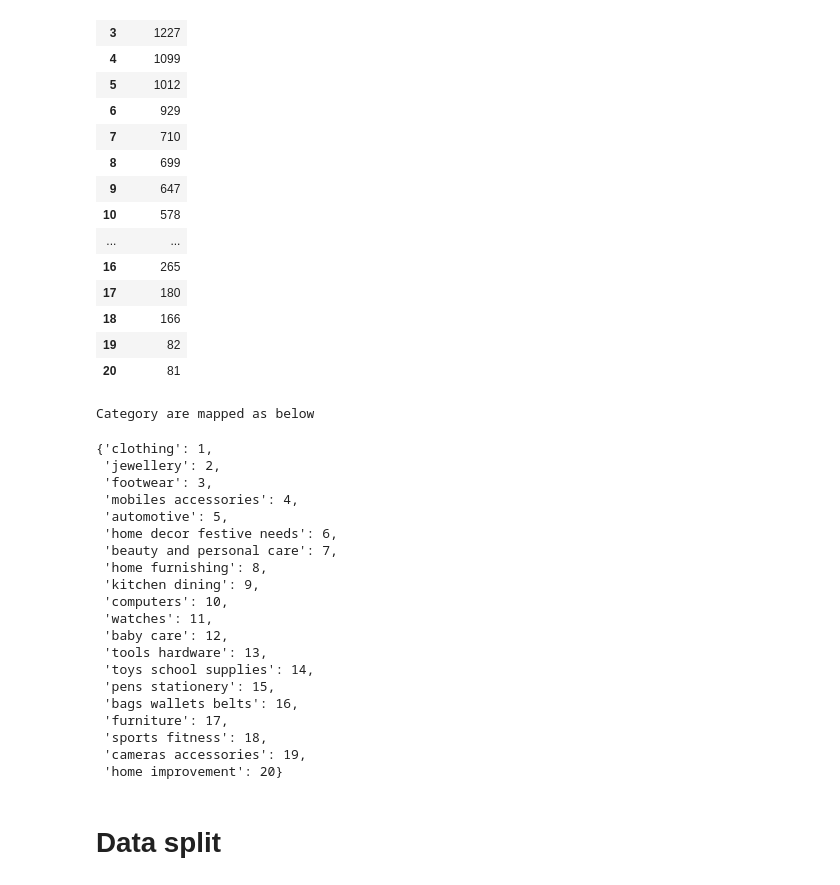
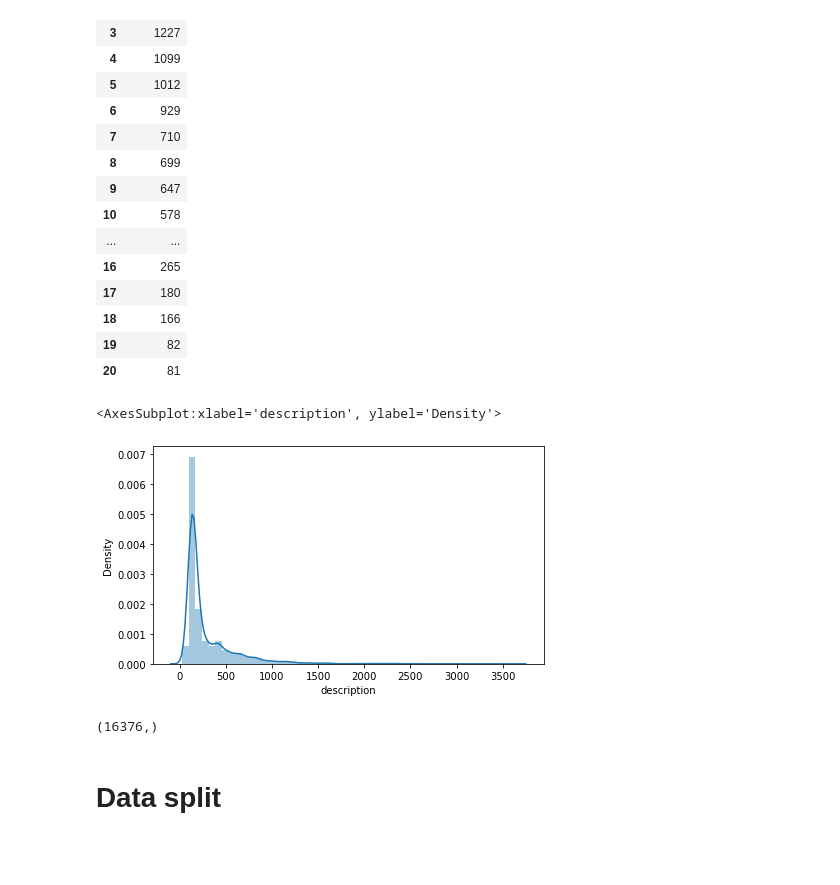
Before and after one commit to samarth1107/Product_Classification, a Jupyter notebook: Main.ipynb, the cells around one changed output. Drawn from its saved outputs; the diff is of its cells as text; code cells hidden in the pictures; blank space fills up the shorter version.

```diff
--- a/Main.ipynb
+++ b/Main.ipynb
@@ -189,30 +222,11 @@ Selected category frequency
 | 18 | 166 |
 | 19 | 82 |
 | 20 | 81 |
-# %%
-#-------------------------------------------------------------------------#
-# Category mapping dictionary
-print("Category are mapped as below")
-Category_Mapping
-# %% [output]
-Category are mapped as below
-{'clothing': 1,
- 'jewellery': 2,
- 'footwear': 3,
- 'mobiles accessories': 4,
- 'automotive': 5,
- 'home decor festive needs': 6,
- 'beauty and personal care': 7,
- 'home furnishing': 8,
- 'kitchen dining': 9,
- 'computers': 10,
- 'watches': 11,
- 'baby care': 12,
- 'tools hardware': 13,
- 'toys school supplies': 14,
- 'pens stationery': 15,
- 'bags wallets belts': 16,
- 'furniture': 17,
- 'sports fitness': 18,
- 'cameras accessories': 19,
- 'home improvement': 20}
+# %%
+#-------------------------------------------------------------------------#
+# Density plot of size of sentance
+plt.figure(figsize=(7,4))
+sns.distplot(Main_df['description'].apply(lambda x: len(x)), bins=50)
+# %% [output]
+<AxesSubplot:xlabel='description', ylabel='Density'>
+[figure, added]
@@ -219,3 +235,7 @@ Category are mapped as below
+# %%
+temp[temp<500].shape
+# %% [output]
+(16376,)
 # %% [markdown]
 # Data split
 # %%
```
Also changed, not shown: parts of 11 cells of this notebook.
